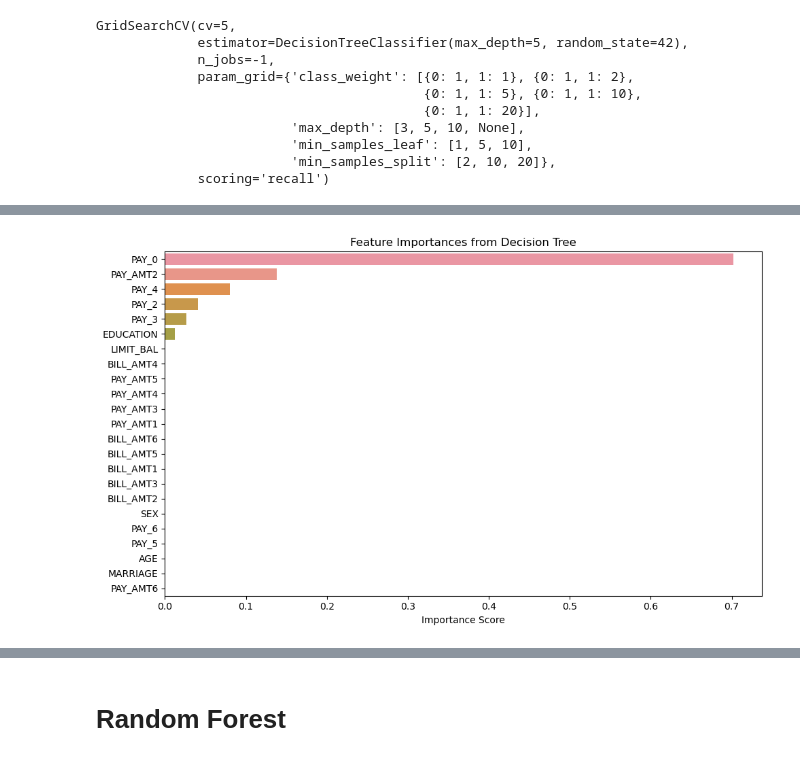
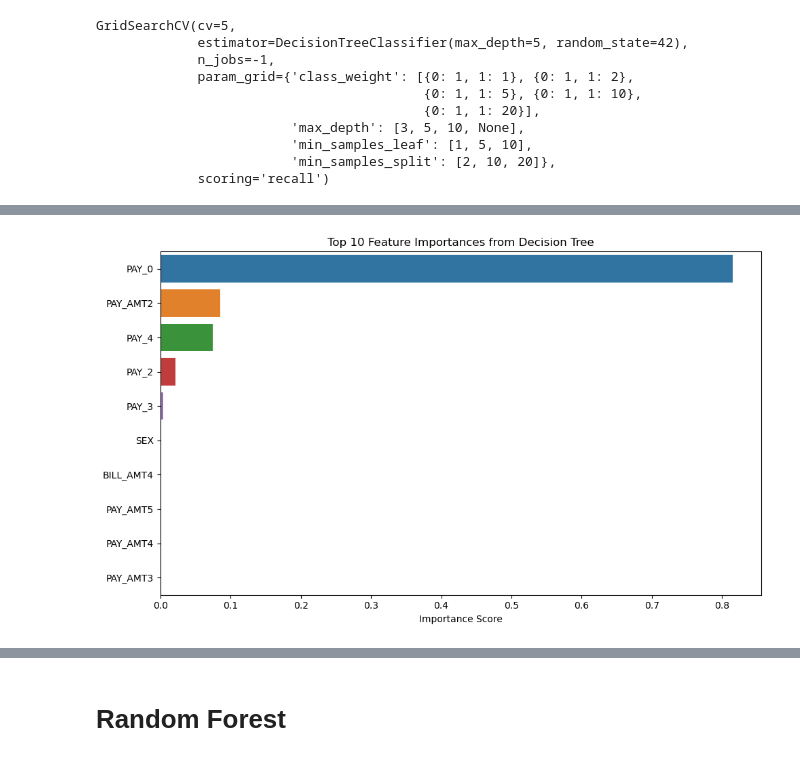
Before and after one commit to oneybb/EC4308_Credit_Default, a Jupyter notebook: Tree_Based_Models.ipynb, the cells around one changed output, grey strips where cells are left out. Drawn from its saved outputs; the diff is of its cells as text; code cells hidden in the pictures.

Commit message:
update tree based models

```diff
--- a/Tree_Based_Models.ipynb
+++ b/Tree_Based_Models.ipynb
@@ -320,7 +211,7 @@ Best score: 0.9979924717691343
 # %%
 dt_balanced = DecisionTreeClassifier(
     #class_weight="balanced",
-    class_weight={0: 1, 1: 20},
+    class_weight={0: 1, 1: 5},
 
     max_depth=3,
     min_samples_split=best_dt.min_samples_split,
@@ -343,13 +234,15 @@ plt.show()
 # %%
-
 importances = dt_balanced.feature_importances_
 feat_importance = pd.Series(importances, index=X_train.columns).sort_values(ascending=False)
 
+# Select top 10 features
+top_10 = feat_importance.head(10)
+
 plt.figure(figsize=(10, 6))
-sns.barplot(x=feat_importance.values, y=feat_importance.index)
-plt.title("Feature Importances from Decision Tree")
+sns.barplot(x=top_10.values, y=top_10.index)
+plt.title("Top 10 Feature Importances from Decision Tree")
 plt.xlabel("Importance Score")
 plt.tight_layout()
 plt.show()
 # %% [output]
-[figure, old version]
+[figure, new version]
```
Also changed, not shown: parts of 26 cells of this notebook.
